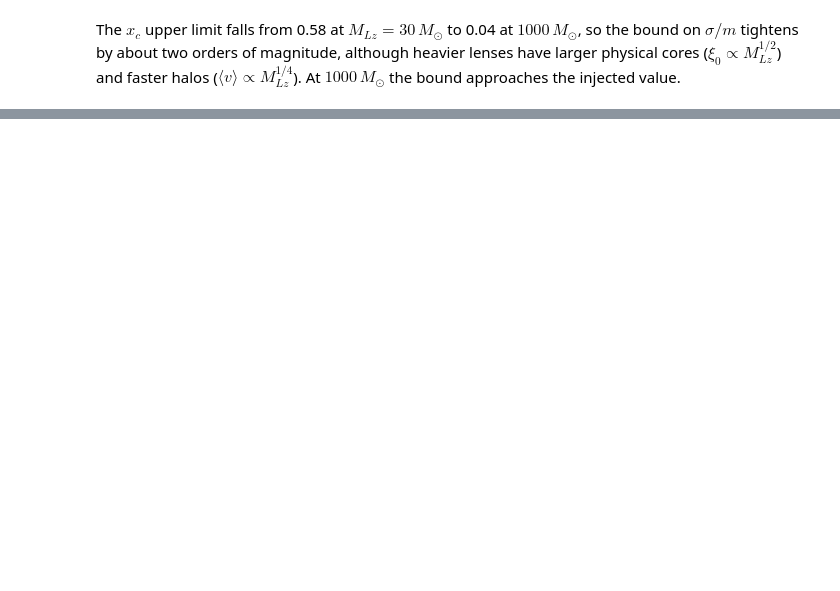
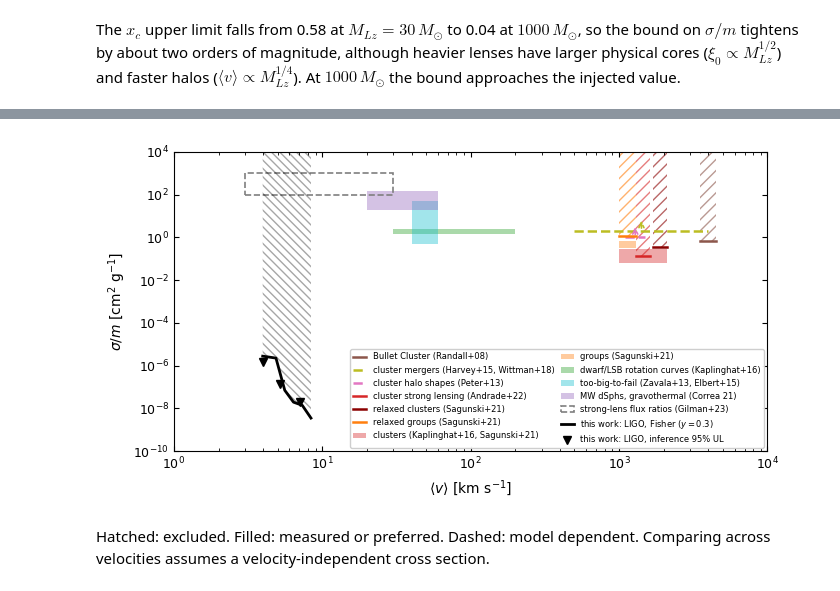
Before and after one commit to ninoephremidze/infer_with_FIONA, a Jupyter notebook: notebooks/04_core_size_calibration.ipynb, the cells around one changed output, grey strips where cells are left out. Cells and saved outputs as stored; diff of their text form; code cells hidden in the pictures; blank space fills up the shorter version.

```diff
--- a/notebooks/04_core_size_calibration.ipynb
+++ b/notebooks/04_core_size_calibration.ipynb
@@ -162,0 +269,42 @@ Cumulative posterior of $\sigma/m$ for each lens mass. Dots mark the 95% upper l
+# %%
+TOP = 1e4
+with plt.rc_context({'font.size': 9, 'axes.labelsize': 10, 'xtick.direction': 'in', 'ytick.direction': 'in',
+                     'xtick.top': True, 'ytick.right': True}):
+    fig, ax = plt.subplots(figsize=(7.0, 3.8))
+    handles, labels = [], []
+    for lab, v0, v1, val, kind, col in LIT:
+        if kind in ('ul', 'soft'):          # upper limit (hatched above) or model-dependent limit (dashed)
+            ls = '-' if kind == 'ul' else '--'
+            ax.plot([v0, v1], [val, val], color=col, lw=1.8, ls=ls)
+            if kind == 'ul':
+                ax.add_patch(plt.Rectangle((v0, val), v1 - v0, TOP - val, facecolor='none', edgecolor=col, hatch='///',
+                                           lw=0, alpha=0.6))
+            else:
+                ax.annotate('', xy=(np.sqrt(v0 * v1), val * 4), xytext=(np.sqrt(v0 * v1), val),
+                            arrowprops=dict(arrowstyle='->', color=col, lw=1.2, ls='--'))
+            handles.append(plt.Line2D([], [], color=col, lw=1.8, ls=ls))
+        else:                               # measured or preferred range (filled), or conditional (dashed box)
+            filled = kind == 'range'
+            ax.add_patch(plt.Rectangle((v0, val[0]), v1 - v0, val[1] - val[0], facecolor=col if filled else 'none',
+                                       edgecolor='none' if filled else col, alpha=0.4 if filled else 1, ls='--', lw=1.2))
+            handles.append(plt.Rectangle((0, 0), 1, 1, facecolor=col if filled else 'none',
+                                         edgecolor='none' if filled else col, alpha=0.4 if filled else 1, ls='--', lw=1.2))
+        labels.append(f'{lab} ({CITE[lab]})')
+    ax.plot(fis[:, 1], fis[:, 2], '-', color='k', lw=2)
+    ax.fill_between(fis[:, 1], fis[:, 2], TOP, facecolor='none', edgecolor='k', hatch='\\\\\\\\', lw=0, alpha=0.35)
+    handles.append(plt.Line2D([], [], color='k', lw=2)); labels.append(r'this work: LIGO, Fisher ($y=0.3$)')
+    pe = np.array([(VEL[m], np.percentile(SIG[m], 95)) for m in [100, 300, 1000]])
+    ax.plot(pe[:, 0], pe[:, 1], 'v', color='k', ms=6)
+    handles.append(plt.Line2D([], [], marker='v', color='k', ls='none', ms=6))
+    labels.append('this work: LIGO, inference 95% UL')
+    ax.set(xscale='log', yscale='log', xlim=(1, 1e4), ylim=(1e-10, TOP),
+           xlabel=r'$\langle v\rangle$ [km s$^{-1}$]', ylabel=r'$\sigma/m$ [cm$^2$ g$^{-1}$]')
+    ax.legend(handles, labels, fontsize=6, loc='lower right', bbox_to_anchor=(1.0, 0.0), ncol=2, frameon=True,
+              framealpha=0.95, edgecolor='0.8', handlelength=1.5, columnspacing=0.8, borderaxespad=0.4)
+    fig.tight_layout()
+    fig.savefig(paths.FIGURES_DIR / 'sidm_probes.png', dpi=300, bbox_inches='tight')
+    plt.show()
+# %% [output]
+[figure, added]
+# %% [markdown]
+Hatched: excluded. Filled: measured or preferred. Dashed: model dependent. Comparing across velocities assumes a velocity-independent cross section.
```
Also changed, not shown: parts of 10 cells of this notebook, 3 other files.
